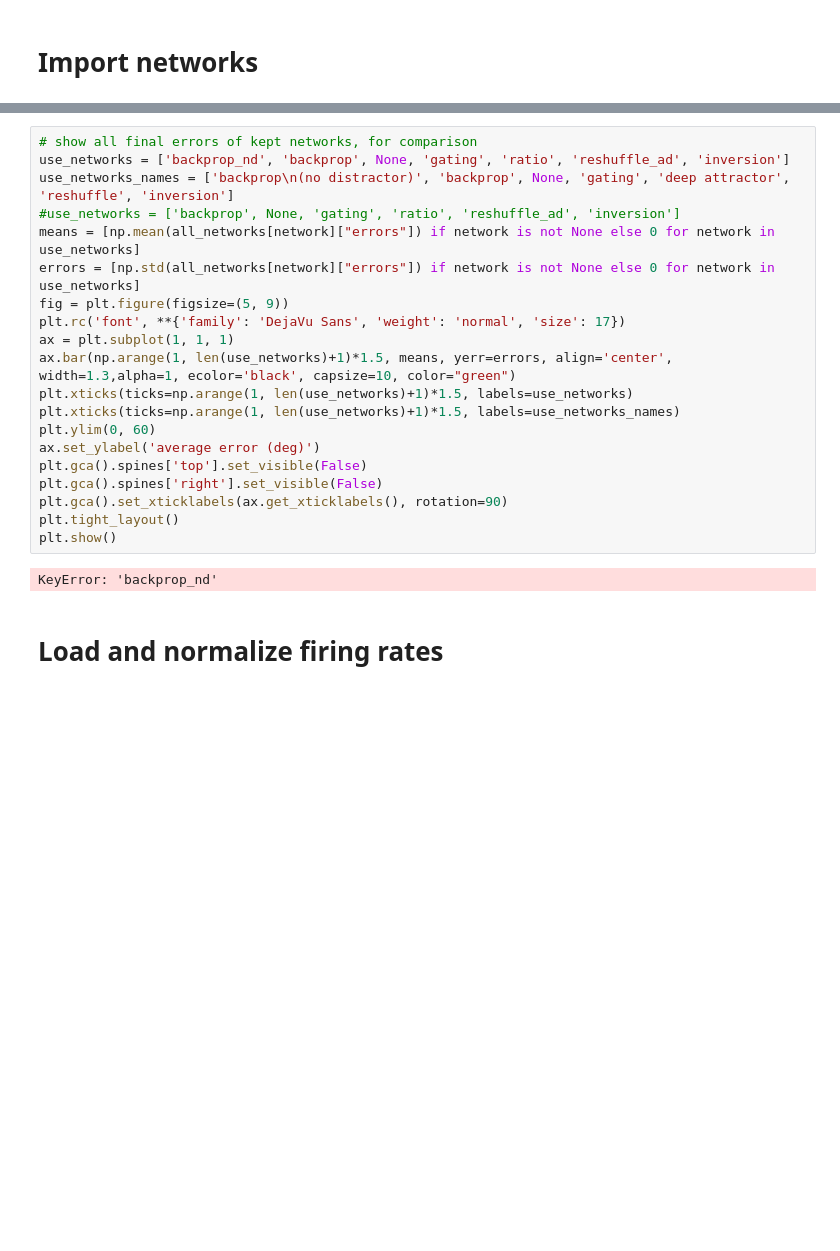
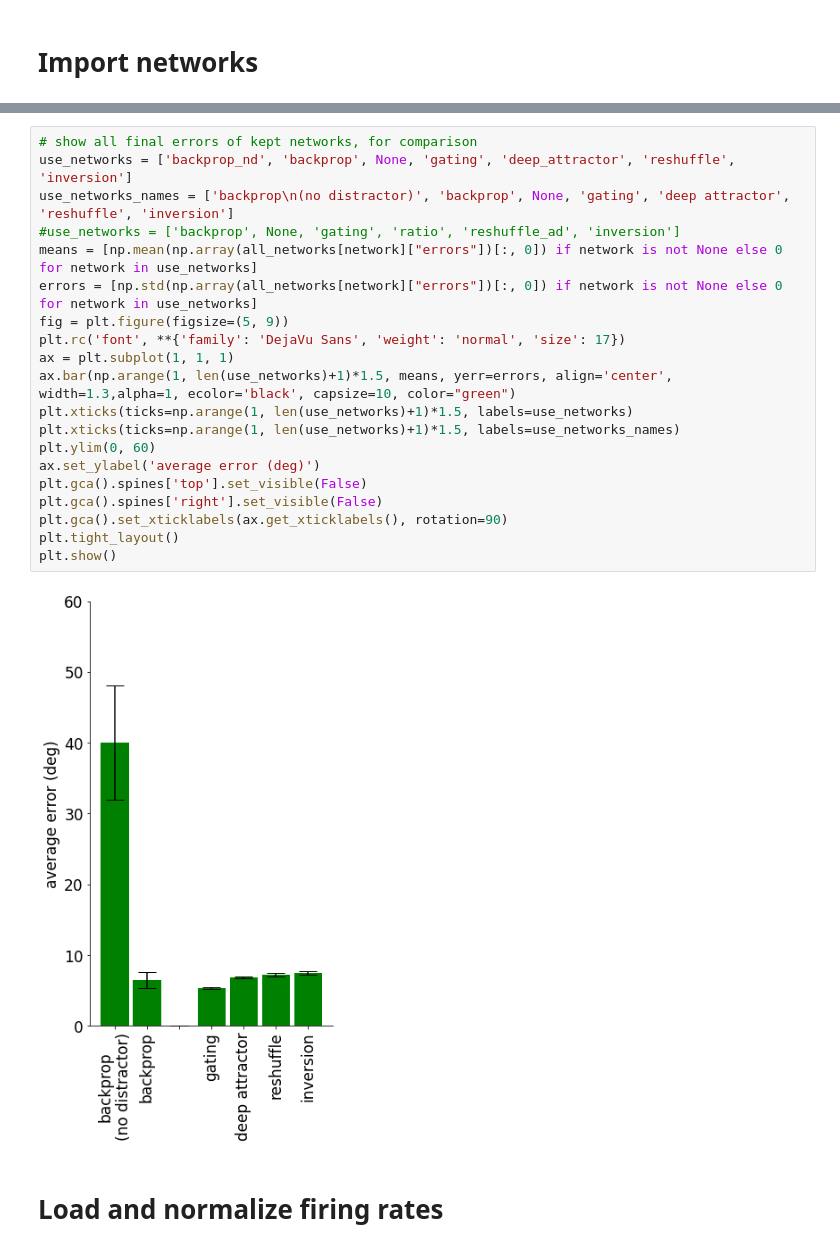
Before and after one commit to azaho/ccn_story3, a Jupyter notebook: netdist.ipynb, the cells around one changed output, grey strips where cells are left out. Saved outputs shown, nothing was run; the diff lists cells and outputs as text; blank space fills up the shorter version.

```diff
--- a/netdist.ipynb
+++ b/netdist.ipynb
@@ -221,25 +237,25 @@ KeyError: 'error_nodistractor'
 # %%
 # show all final errors of kept networks, for comparison
-use_networks = ['backprop_nd', 'backprop', None, 'gating', 'ratio', 'reshuffle_ad', 'inversion']
+use_networks = ['backprop_nd', 'backprop', None, 'gating', 'deep_attractor', 'reshuffle', 'inversion']
 use_networks_names = ['backprop\n(no distractor)', 'backprop', None, 'gating', 'deep attractor', 'reshuffle', 'inversion']
 #use_networks = ['backprop', None, 'gating', 'ratio', 'reshuffle_ad', 'inversion']
-means = [np.mean(all_networks[network]["errors"]) if network is not None else 0 for network in use_networks]
-errors = [np.std(all_networks[network]["errors"]) if network is not None else 0 for network in use_networks]
+means = [np.mean(np.array(all_networks[network]["errors"])[:, 0]) if network is not None else 0 for network in use_networks]
+errors = [np.std(np.array(all_networks[network]["errors"])[:, 0]) if network is not None else 0 for network in use_networks]
 fig = plt.figure(figsize=(5, 9))
 plt.rc('font', **{'family': 'DejaVu Sans', 'weight': 'normal', 'size': 17})
 ax = plt.subplot(1, 1, 1)
 ax.bar(np.arange(1, len(use_networks)+1)*1.5, means, yerr=errors, align='center', width=1.3,alpha=1, ecolor='black', capsize=10, color="green")
 plt.xticks(ticks=np.arange(1, len(use_networks)+1)*1.5, labels=use_networks)
 plt.xticks(ticks=np.arange(1, len(use_networks)+1)*1.5, labels=use_networks_names)
 plt.ylim(0, 60)
 ax.set_ylabel('average error (deg)')
 plt.gca().spines['top'].set_visible(False)
 plt.gca().spines['right'].set_visible(False)
 plt.gca().set_xticklabels(ax.get_xticklabels(), rotation=90)
 plt.tight_layout()
 plt.show()
 # %% [output]
-KeyError: 'backprop_nd'
+[figure, added]
 # %% [markdown]
 # Load and normalize firing rates
 # %%
```
Also changed, not shown: parts of 10 cells of this notebook, 2 other files.
